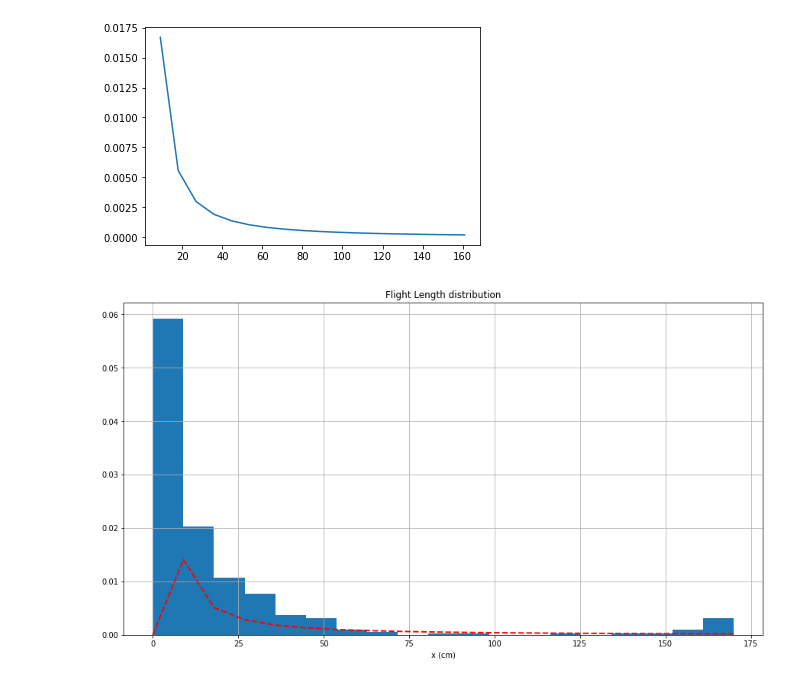
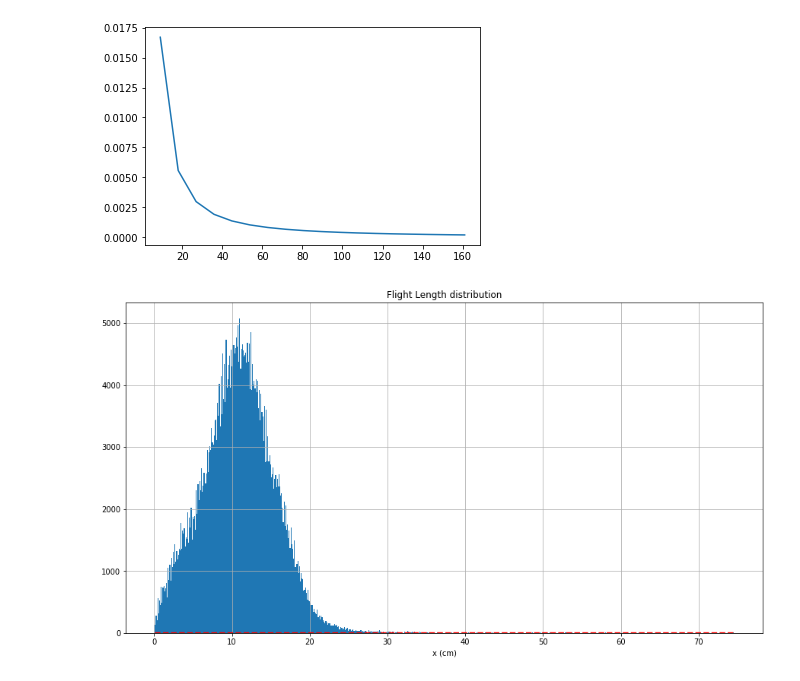
Before and after one commit to sazio/Transients, a Jupyter notebook: Python/Trajectories&Levy.ipynb, the cells around one changed output. Saved outputs shown, nothing was run; the diff lists cells and outputs as text; code cells hidden in the pictures.

```diff
--- a/Python/Trajectories&Levy.ipynb
+++ b/Python/Trajectories&Levy.ipynb
@@ -100,5 +121,9 @@ counts, bins, bars =  plt.hist(early_curv, bins = int(np.sqrt(early_curv.shape[0
 plt.grid(alpha = 0.3)
 # %% [output]
 [figure]
+# %%
+l_0 = 0.0013
+n_trials = 19
+early_steps = early_steps*10000#[early_steps > l_0]*10000
 # %%
 plt.figure(figsize = (12,6))
@@ -114,6 +148,0 @@ plt.plot(np.log10(counts))
-# %%
-early_steps = early_steps#[early_steps > 0.0013]
-plt.figure(figsize = (12,6))
-counts, bins, bars = plt.hist(early_steps, bins = int(np.sqrt(early_steps.shape[0])))
-plt.grid(alpha = 0.3)
-plt.savefig("distrib_early.png")
@@ -152,23 +186,26 @@ plt.plot(bins[:-1], levy_distrib(bins[:-1], *popt))
 # %%
 plt.figure(figsize = (15,8))
 #n, bins, patches = plt.hist(x, int(np.sqrt(x.shape[0])), density = True, facecolor='green', alpha=0.55)
 #counts, bins, bars =  plt.hist(early_curv, bins = int(np.sqrt(early_curv.shape[0])), density = True)
 #counts, bins, bars = plt.hist(early_steps*2000, bins = int(np.sqrt(early_steps.shape[0])), density = True, facecolor='green', alpha=0.55)
-counts, bins, bars =  plt.hist(early_curv, bins = int(np.sqrt(early_curv.shape[0])))#, density = True)
+#counts, bins, bars =  plt.hist(early_curv, bins = int(np.sqrt(early_curv.shape[0])))#, density = True)
+
+counts, bins, bars = plt.hist(early_steps, int(np.sqrt(early_steps.shape[0])))
+#counts = counts/np.linalg.norm(counts, ord=1)
 
 # add a 'best fit' line
 #y = norm.pdf( bins, *norm._fitstart(bins))
 y = st.levy.pdf(bins,*st.levy._fitstart(bins))
 
 l = plt.plot(bins, y, 'r--', linewidth=2)
 
 
 plt.title("Flight Length distribution")
 plt.xlabel('x (cm)')
 plt.ylabel('')
 
 plt.grid(True)
 
 plt.show()
 # %% [output]
-[figure, old version]
+[figure, new version]
```
Also changed, not shown: parts of 18 cells of this notebook.
